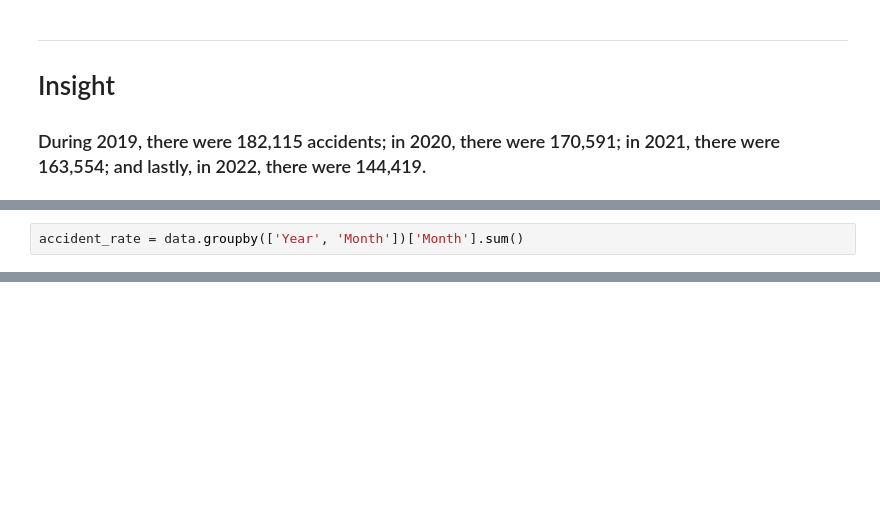
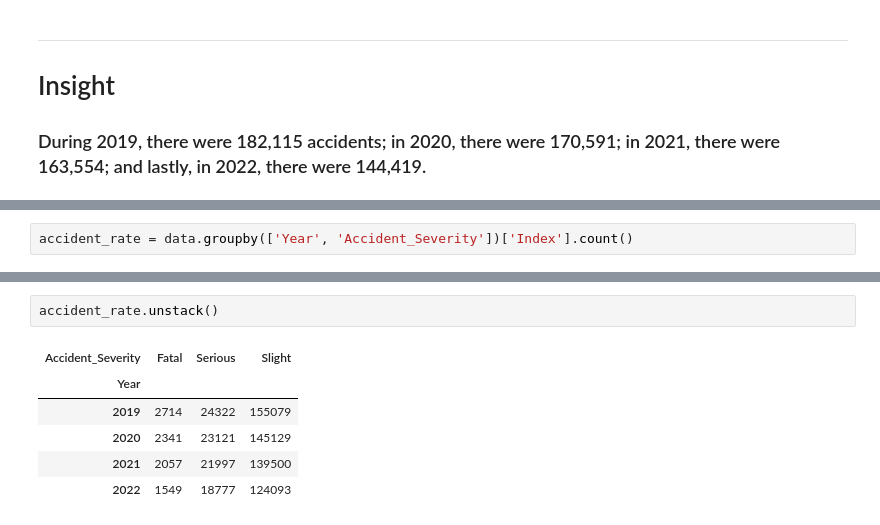
Before and after one commit to owen-decastro/PELEC_repo_of_act, a Jupyter notebook: Activity2.ipynb, the cells around one changed output, grey strips where cells are left out. Saved outputs shown, nothing was run; the diff lists cells and outputs as text; blank space fills up the shorter version.

```diff
--- a/Activity2.ipynb
+++ b/Activity2.ipynb
@@ -231,2 +223,2 @@ Name: count, dtype: int64
 # %%
-accident_rate = data.groupby(['Year', 'Month'])['Month'].sum()
+accident_rate = data.groupby(['Year', 'Accident_Severity'])['Index'].count()
@@ -248,0 +225,9 @@ data
+# %%
+accident_rate.unstack()
+# %% [output]
+| Accident_Severity | Fatal | Serious | Slight |
+| Year |  |  |  |
+| 2019 | 2714 | 24322 | 155079 |
+| 2020 | 2341 | 23121 | 145129 |
+| 2021 | 2057 | 21997 | 139500 |
+| 2022 | 1549 | 18777 | 124093 |
```
Also changed, not shown: parts of 60 cells of this notebook.
